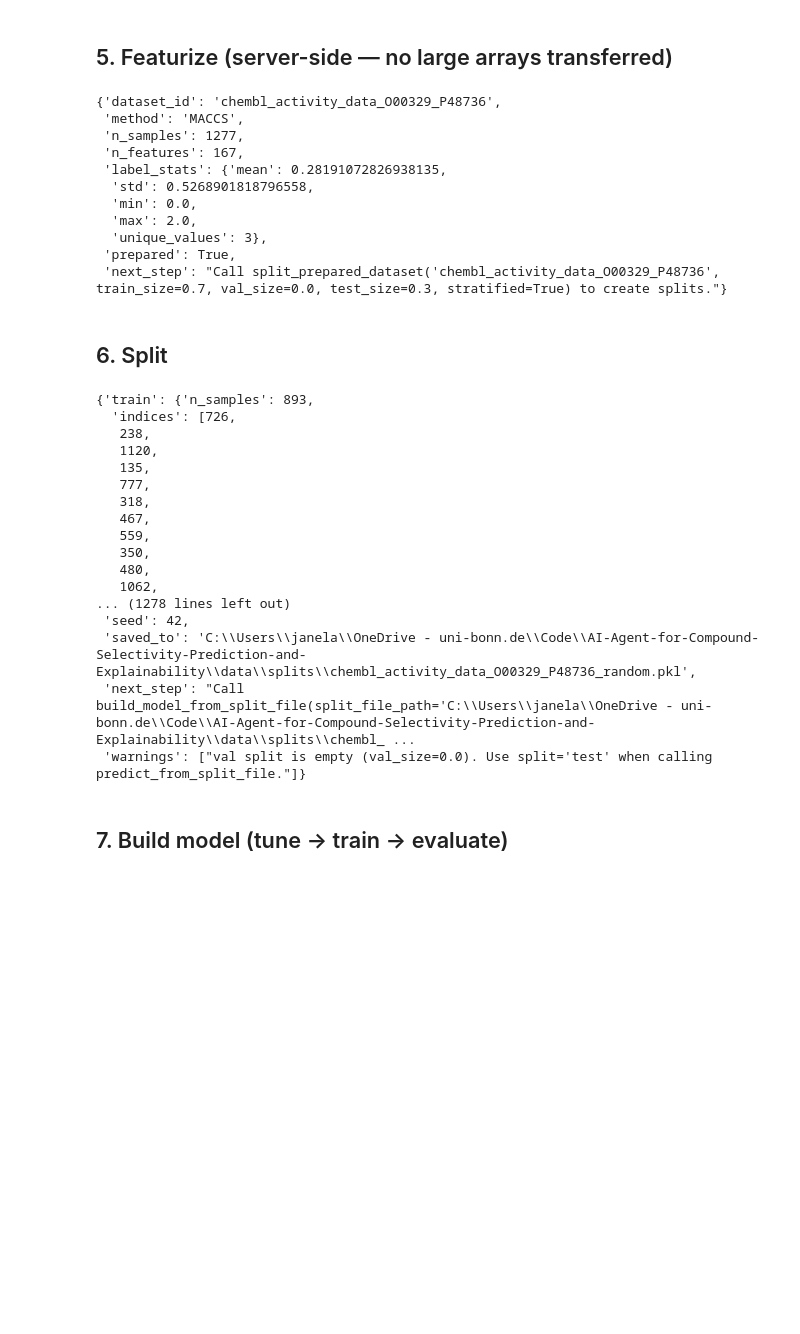
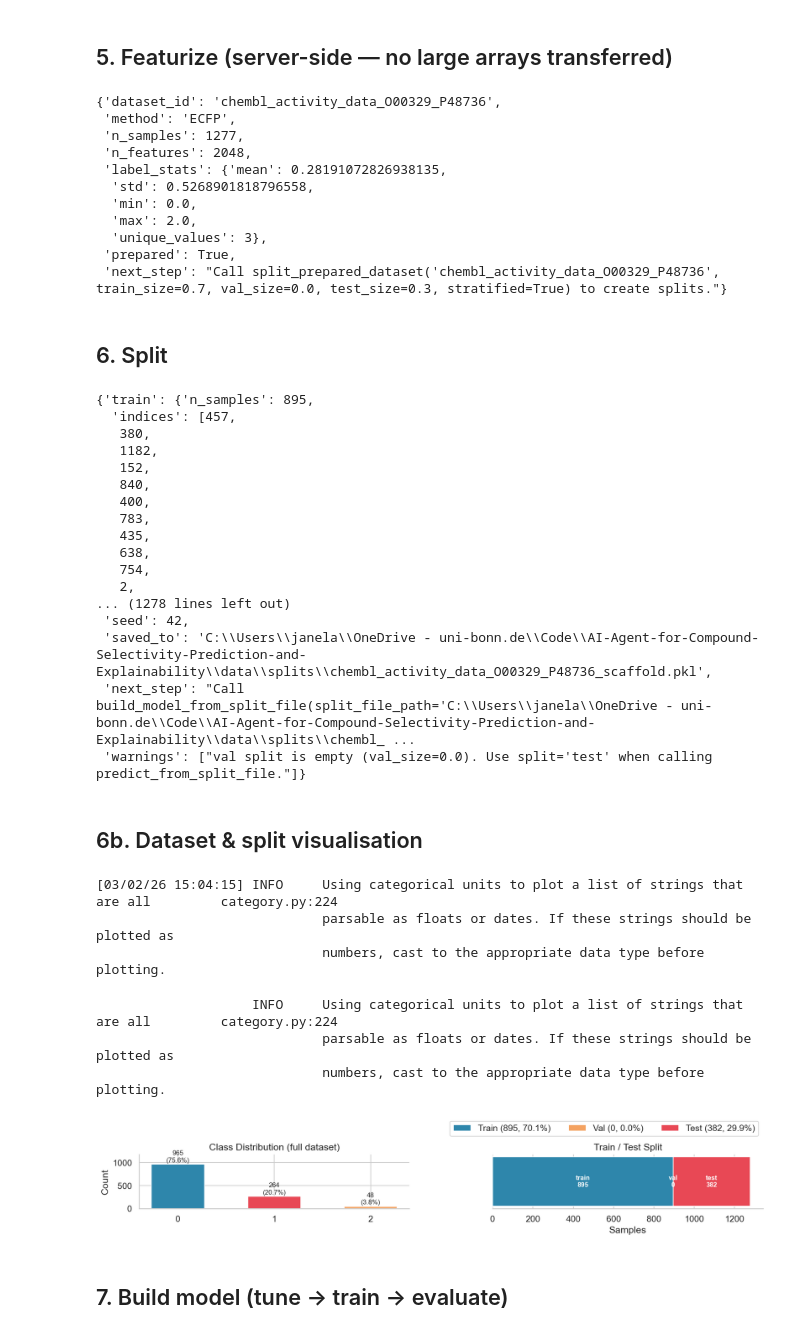
Before and after one commit to LSI-Uni-Bonn/ChemicHAL, a Jupyter notebook: notebooks/debugging_chemagent.ipynb, the cells around one changed output. Drawn from its saved outputs; the diff is of its cells as text; code cells hidden in the pictures; blank space fills up the shorter version.

Commit message:
- Added plots scripts - Added run_job_in_background - Added first iteration of logging for every running session

```diff
--- a/notebooks/debugging_chemagent.ipynb
+++ b/notebooks/debugging_chemagent.ipynb
@@ -32,6 +32,9 @@ Servers dir    : c:\Users\janela\OneDrive - uni-bonn.de\Code\AI-Agent-for-Compou
 # %% [markdown]
 ## 2. Imports
 # %%
+import matplotlib.pyplot as plt
+%matplotlib inline
+
 from src.chemagent.servers.chemagent_mcp import (
     # ── Dataset tools ──────────────────────────────────────────
     list_available_datasets,
@@ -50,6 +53,16 @@ from src.chemagent.servers.chemagent_mcp import (
     evaluate_regression,
     predict,
 )
+from src.chemagent.plots import (
+    set_theme,
+    plot_confusion_matrix,
+    plot_roc_curve,
+    plot_pr_curve,
+    plot_metric_bar,
+    plot_feature_importance,
+    plot_class_distribution,
+    plot_split_statistics,
+)
 # %% [markdown]
 ## 3. Discover available options
 # %%
@@ -153,15 +171,17 @@ get_dataset_info(dataset_info["dataset_id"])
 # %%
 featurized = featurize_dataset(
     dataset_info["dataset_id"],
-    method="MACCS",
+    method="ECFP",
+    radius=2,
+    n_bits=2048,
 
 )
 featurized
 # %% [output]
 {'dataset_id': 'chembl_activity_data_O00329_P48736',
- 'method': 'MACCS',
+ 'method': 'ECFP',
  'n_samples': 1277,
- 'n_features': 167,
+ 'n_features': 2048,
  'label_stats': {'mean': 0.28191072826938135,
   'std': 0.5268901818796558,
   'min': 0.0,
@@ -178,26 +198,57 @@ data_splits = split_prepared_dataset(
     val_size=0.0,
     test_size=0.3,
     stratified=True,
+    split_type="scaffold",
 )
 data_splits
 # %% [output]
-{'train': {'n_samples': 893,
-  'indices': [726,
-   238,
-   1120,
-   135,
-   777,
-   318,
-   467,
-   559,
-   350,
-   480,
-   1062,
+{'train': {'n_samples': 895,
+  'indices': [457,
+   380,
+   1182,
+   152,
+   840,
+   400,
+   783,
+   435,
+   638,
+   754,
+   2,
 ... (1278 lines left out)
  'seed': 42,
- 'saved_to': 'C:\\Users\\janela\\OneDrive - uni-bonn.de\\Code\\AI-Agent-for-Compound-Selectivity-Prediction-and-Explainability\\data\\splits\\chembl_activity_data_O00329_P48736_random.pkl',
+ 'saved_to': 'C:\\Users\\janela\\OneDrive - uni-bonn.de\\Code\\AI-Agent-for-Compound-Selectivity-Prediction-and-Explainability\\data\\splits\\chembl_activity_data_O00329_P48736_scaffold.pkl',
  'next_step': "Call build_model_from_split_file(split_file_path='C:\\Users\\janela\\OneDrive - uni-bonn.de\\Code\\AI-Agent-for-Compound-Selectivity-Prediction-and-Explainability\\data\\splits\\chembl_ ...
  'warnings': ["val split is empty (val_size=0.0). Use split='test' when calling predict_from_split_file."]}
+# %% [markdown]
+## 6b. Dataset & split visualisation
+# %%
+import joblib, numpy as np
+
+_split = joblib.load(data_splits["saved_to"])
+_all_labels = np.concatenate([_split["train_labels"], _split["test_labels"]])
+
+fig, axes = plt.subplots(1, 2, figsize=(13, 4))
+
+plot_class_distribution(
+    _all_labels,
+    title="Class Distribution (full dataset)",
+    ax=axes[0],
+)
+plot_split_statistics(
+    data_splits["statistics"],
+    title="Train / Test Split",
+    ax=axes[1],
+)
+fig.tight_layout()
+plt.show()
+# %% [output]
+[03/02/26 15:04:15] INFO     Using categorical units to plot a list of strings that are all         category.py:224
+                             parsable as floats or dates. If these strings should be plotted as
+                             numbers, cast to the appropriate data type before plotting.
+                    INFO     Using categorical units to plot a list of strings that are all         category.py:224
+                             parsable as floats or dates. If these strings should be plotted as
+                             numbers, cast to the appropriate data type before plotting.
+[figure, added]
 # %% [markdown]
 ## 7. Build model (tune → train → evaluate)
 # %%
```
Also changed, not shown: parts of 11 cells of this notebook, 28 other files.
